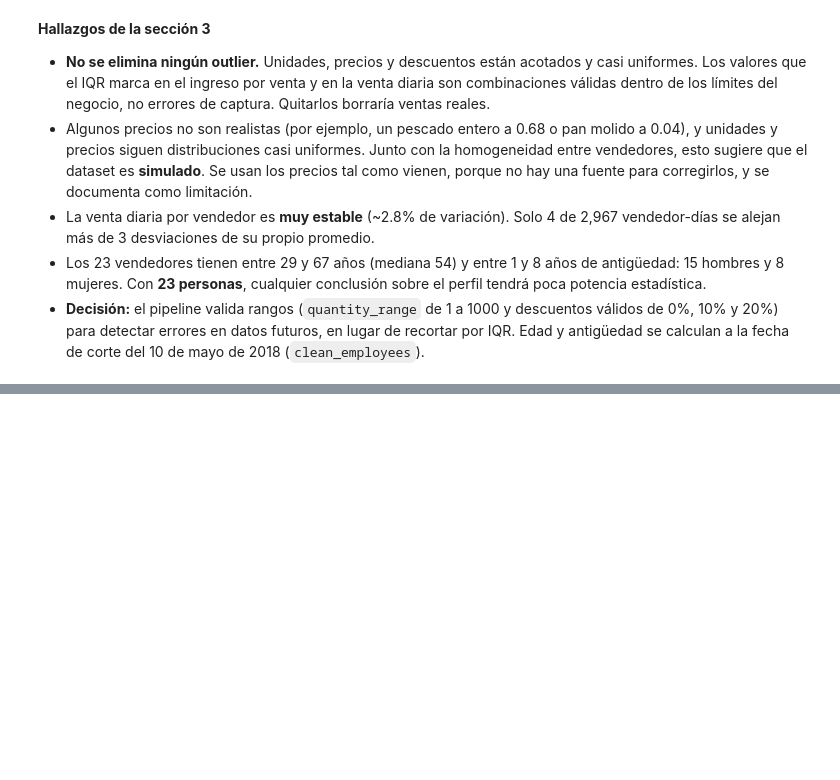
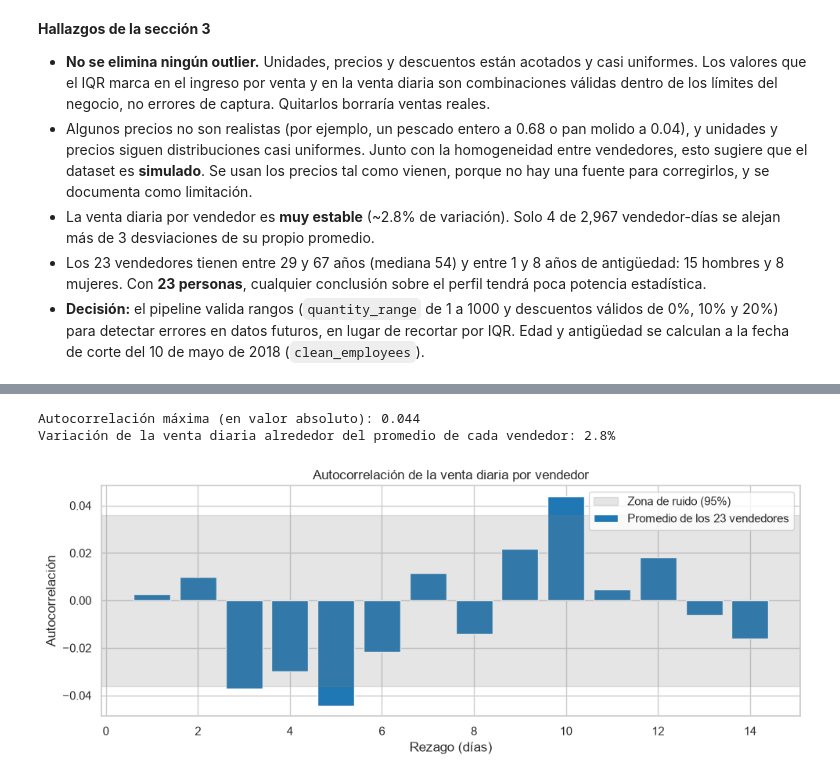
Before and after one commit to Cynthiss/ML-Proyecto-Final, a Jupyter notebook: notebooks/01_exploracion.ipynb, the cells around one changed output, grey strips where cells are left out. Cells and saved outputs as stored; diff of their text form; code cells hidden in the pictures; blank space fills up the shorter version.

```diff
--- a/notebooks/01_exploracion.ipynb
+++ b/notebooks/01_exploracion.ipynb
@@ -496,0 +686,34 @@ employees[["Age", "TenureYears"]].describe().T
+# %%
+import numpy as np
+
+lags = range(1, 15)
+acf = pd.DataFrame(
+    {
+        seller: [g.set_index("SalesDate")["Revenue"].autocorr(lag) for lag in lags]
+        for seller, g in sd.groupby("SalesPersonID")
+    },
+    index=lags,
+)
+# zona de ruido para el promedio de 23 series de 129 días
+band = 1.96 / np.sqrt(sd["SalesDate"].nunique() * sd["SalesPersonID"].nunique())
+
+fig, ax = plt.subplots(figsize=(10, 4))
+ax.bar(
+    acf.index, acf.mean(axis=1), color="tab:blue", label="Promedio de los 23 vendedores"
+)
+ax.axhspan(-band, band, color="grey", alpha=0.2, label="Zona de ruido (95%)")
+ax.set_xlabel("Rezago (días)")
+ax.set_ylabel("Autocorrelación")
+ax.set_title("Autocorrelación de la venta diaria por vendedor")
+ax.legend()
+fig.tight_layout()
+
+seller_mean = sd.groupby("SalesPersonID")["Revenue"].transform("mean")
+print(f"Autocorrelación máxima (en valor absoluto): {acf.mean(axis=1).abs().max():.3f}")
+print(
+    f"Variación de la venta diaria alrededor del promedio de cada vendedor: {100 * (sd['Revenue'] / seller_mean - 1).std():.1f}%"
+)
+# %% [output]
+Autocorrelación máxima (en valor absoluto): 0.044
+Variación de la venta diaria alrededor del promedio de cada vendedor: 2.8%
+[figure, added]
```
Also changed, not shown: parts of 14 cells of this notebook.
